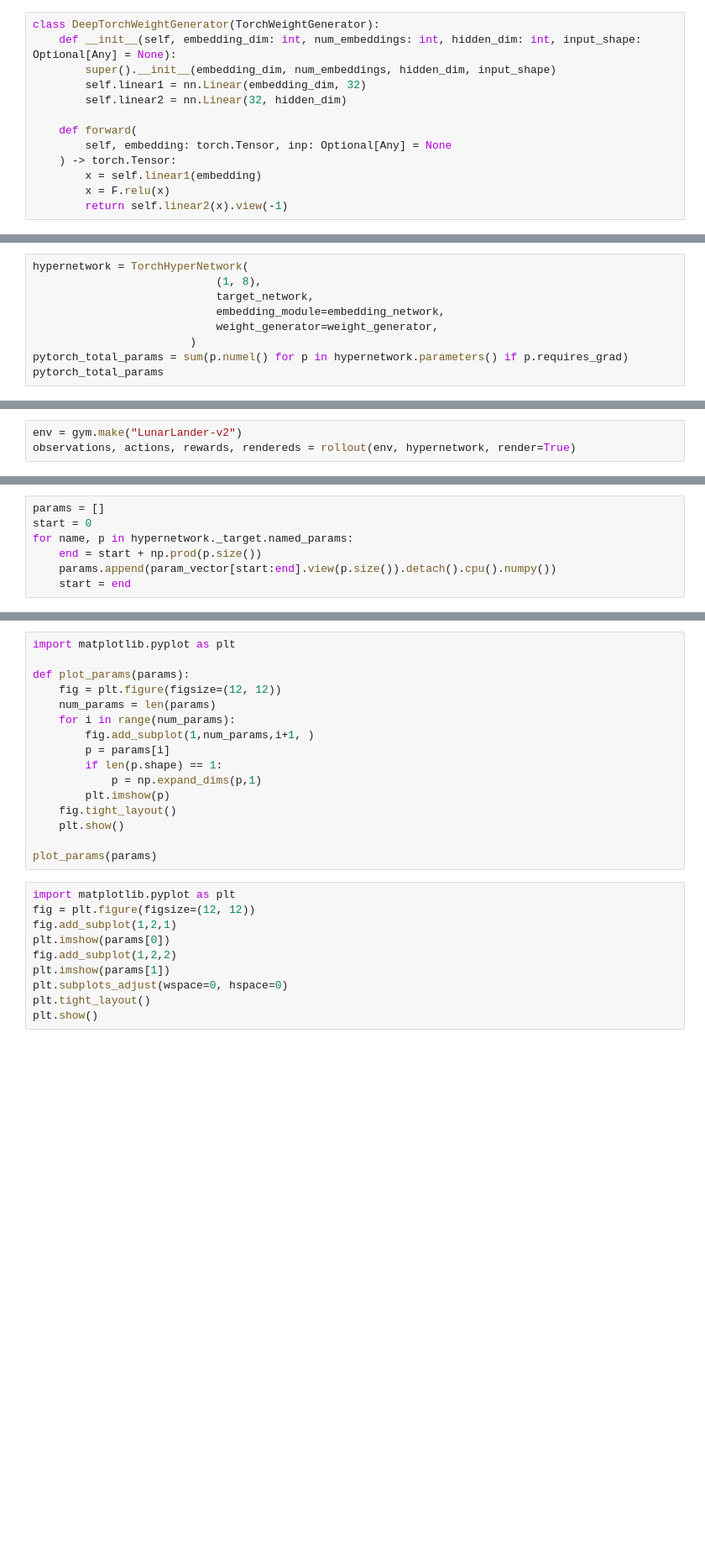
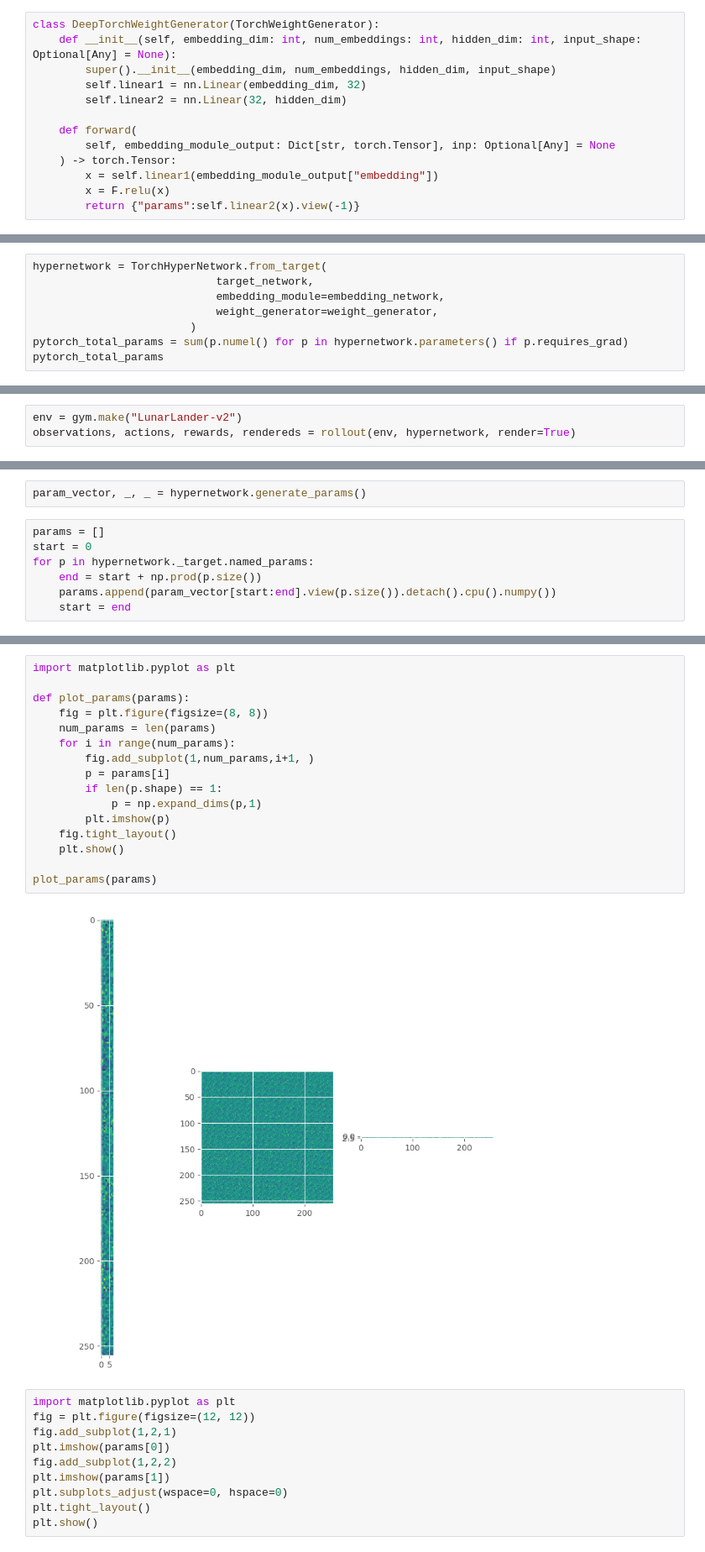
Before and after one commit to shyamsn97/hyper-nn, a Jupyter notebook: notebooks/torch/TorchHyperReinforce.ipynb, the cells around one changed output, grey strips where cells are left out. Shown at 84% size. Cells and saved outputs as stored; diff of their text form; blank space fills up the shorter version.

```diff
--- a/notebooks/torch/TorchHyperReinforce.ipynb
+++ b/notebooks/torch/TorchHyperReinforce.ipynb
@@ -47,11 +47,11 @@ class DeepTorchWeightGenerator(TorchWeightGenerator):
         self.linear2 = nn.Linear(32, hidden_dim)
 
     def forward(
-        self, embedding: torch.Tensor, inp: Optional[Any] = None
+        self, embedding_module_output: Dict[str, torch.Tensor], inp: Optional[Any] = None
     ) -> torch.Tensor:
-        x = self.linear1(embedding)
+        x = self.linear1(embedding_module_output["embedding"])
         x = F.relu(x)
-        return self.linear2(x).view(-1)
+        return {"params":self.linear2(x).view(-1)}
 # %% [markdown]
 ### Making a LunarLander HyperNetwork
 # %% [markdown]
@@ -75,8 +77,7 @@ weight_generator = DeepTorchWeightGenerator.from_target(target_network, EMBEDDIN
 # %% [markdown]
 #### Much smaller Hypernetwork, with lots of parameter sharing
 # %%
-hypernetwork = TorchHyperNetwork(
-                            (1, 8),
+hypernetwork = TorchHyperNetwork.from_target(
                             target_network,
                             embedding_module=embedding_network,
                             weight_generator=weight_generator,
@@ -392,7 +250,9 @@ param_vector, embeddings = dynamic_hypernetwork.generate_params((torch.zeros(1,8
+# %%
+param_vector, _, _ = hypernetwork.generate_params()
 # %%
 params = []
 start = 0
-for name, p in hypernetwork._target.named_params:
+for p in hypernetwork._target.named_params:
     end = start + np.prod(p.size())
     params.append(param_vector[start:end].view(p.size()).detach().cpu().numpy())
     start = end
@@ -406,19 +270,21 @@ f.tight_layout()
 # %%
 import matplotlib.pyplot as plt
 
 def plot_params(params):
-    fig = plt.figure(figsize=(12, 12))
+    fig = plt.figure(figsize=(8, 8))
     num_params = len(params)
     for i in range(num_params):
         fig.add_subplot(1,num_params,i+1, )
         p = params[i]
         if len(p.shape) == 1:
             p = np.expand_dims(p,1)
         plt.imshow(p)
     fig.tight_layout()
     plt.show()
 
 plot_params(params)
+# %% [output]
+[figure, added]
 # %%
 import matplotlib.pyplot as plt
 fig = plt.figure(figsize=(12, 12))
```
Also changed, not shown: parts of 18 cells of this notebook, 6 other files.
